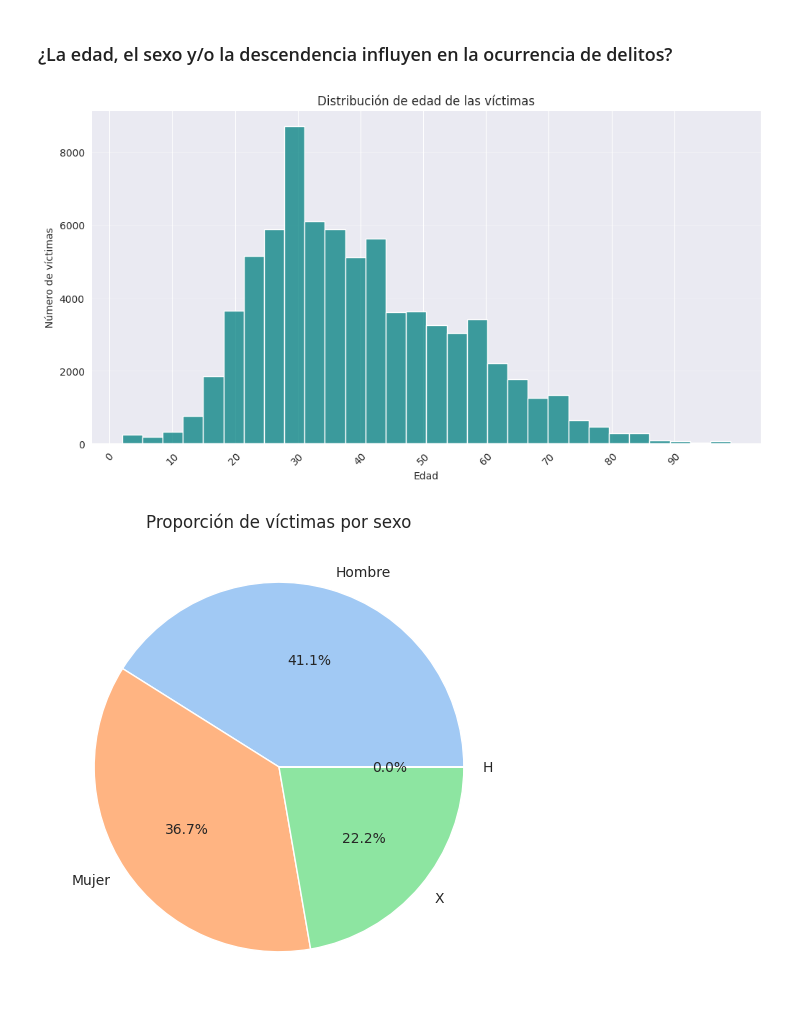
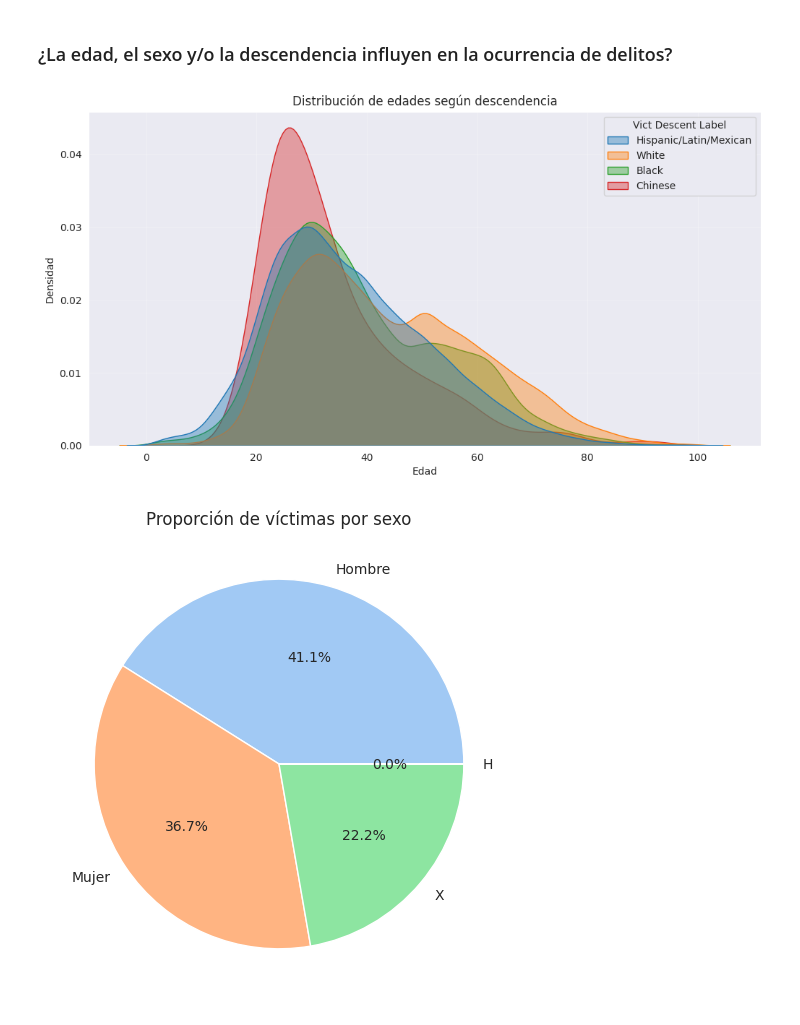
Before and after one commit to yub3r/CoderDataScience, a Jupyter notebook: ProyectoDS-Crime_Data_2020_24-Millan.ipynb, the cells around one changed output. Drawn from its saved outputs; the diff is of its cells as text; code cells hidden in the pictures.

```diff
--- a/ProyectoDS-Crime_Data_2020_24-Millan.ipynb
+++ b/ProyectoDS-Crime_Data_2020_24-Millan.ipynb
@@ -321,26 +327,25 @@ plt.show()
 [figure]
 # %% [markdown]
 ### ¿La edad, el sexo y/o la descendencia influyen en la ocurrencia de delitos?
-# %%
-# Filtrar edades válidas (>0)
-df_age = df_crime[df_crime["Vict Age"] > 0]
-
-plt.figure(figsize=(12, 6))
-ax = sns.histplot(df_age["Vict Age"], bins=30, kde=False, color="teal")
-
-# Personalizar los ticks del eje x (de 10 en 10, por ejemplo)
-plt.xticks(range(0, int(df_age["Vict Age"].max()) + 1, 10))  # Desde 0 hasta la edad máxima, en pasos de 10
-
-# Rotar los labels para mejor legibilidad (opcional)
-ax.set_xticklabels(ax.get_xticks(), rotation=45)
-
-plt.title("Distribución de edad de las víctimas")
-plt.xlabel("Edad")
-plt.ylabel("Número de víctimas")
-plt.grid(axis="y", alpha=0.3)  # Líneas de grid horizontales (opcional)
-plt.show()
-# %% [output]
-[figure, removed]
+# %%
+plt.figure(figsize=(12, 6))
+
+sns.kdeplot(
+    data=df_age[df_age["Vict Descent"].isin(["B", "H", "W", "C"])],
+    x="Vict Age",
+    hue="Vict Descent Label",
+    fill=True,
+    common_norm=False,
+    alpha=0.4
+)
+
+plt.title("Distribución de edades según descendencia")
+plt.xlabel("Edad")
+plt.ylabel("Densidad")
+plt.grid(alpha=0.3)
+plt.show()
+# %% [output]
+[figure, added]
 # %%
 # Reemplazar etiquetas
 df_crime["Vict Sex"] = df_crime["Vict Sex"].replace({"M": "Hombre", "F": "Mujer"})
```
Also changed, not shown: parts of 3 cells of this notebook.
